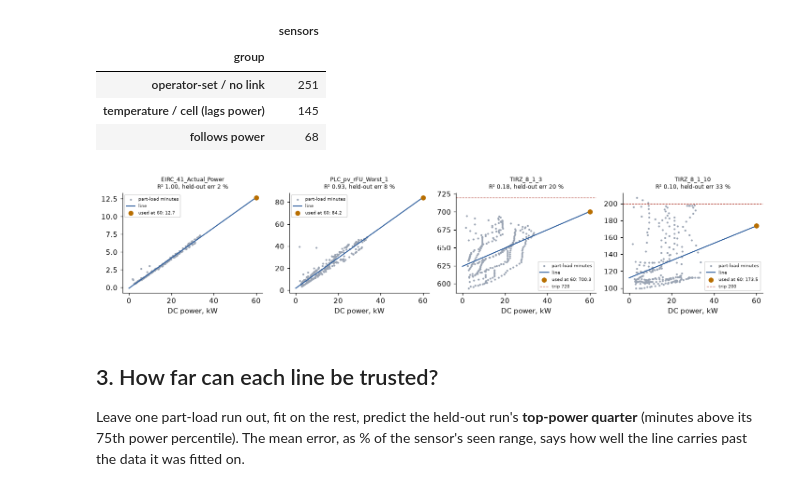
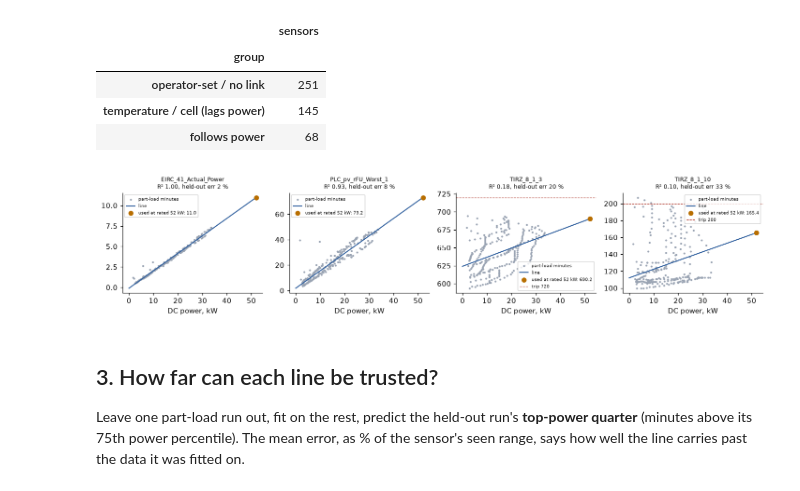
Before and after one commit to Guruprasaathpushparaj/SOFC-Plant-Visualization-Tool-POC-data, a Jupyter notebook: 03_data_analysis/rated_power_extrapolation.ipynb, the cells around one changed output. Drawn from its saved outputs; the diff is of its cells as text; code cells hidden in the pictures.

```diff
--- a/03_data_analysis/rated_power_extrapolation.ipynb
+++ b/03_data_analysis/rated_power_extrapolation.ipynb
@@ -73,6 +78,6 @@ for p in rp.STEPS:
 ax.axvline(rp.RATED_KW, color=RED, lw=1)
 ax.set_xlim(0, 62)
 ax.set_xlabel("DC power, kW"); ax.set_ylabel("minutes")
-ax.set_title("Where the data is (blue) vs where we read the lines (dotted, red = 60 kW)", fontsize=10)
+ax.set_title("Where the data is (blue) vs where we read the lines (dotted, red = rated 52 kW = 30 A)", fontsize=10)
 plt.tight_layout()
 # %% [output]
@@ -101,20 +108,21 @@ t.group.value_counts().to_frame("sensors")
 # %%
 EXAMPLES = ["EIRC_41_Actual_Power", "PLC_pv_rFU_Worst_1", "TIRZ_8_1_3", "TIRZ_8_1_10"]
 xs = np.linspace(0, rp.RATED_KW, 2)
 T = t.set_index("sensor")
 fig, axs = plt.subplots(1, len(EXAMPLES), figsize=(13, 3))
 for ax, s in zip(axs, EXAMPLES):
     r = T.loc[s]
     ax.scatter(d.P_dc_kW, d[s], s=3, color=GRAY, label="part-load minutes")
     ax.plot(xs, r.at_0kW + r.slope_per_kW * xs, color=BLUE, lw=1.4, label="line")
-    ax.scatter([rp.RATED_KW], [r.use_60kW], color=ORANGE, zorder=3, label=f"used at 60: {r.use_60kW:.1f}")
+    u = r[f"use_{rp.RATED_KW}kW"]
+    ax.scatter([rp.RATED_KW], [u], color=ORANGE, zorder=3, label=f"used at rated {rp.RATED_KW} kW: {u:.1f}")
     if s in rp.LIMITS:
         ax.axhline(rp.LIMITS[s], color=RED, lw=0.8, ls="--", label=f"trip {rp.LIMITS[s]:.0f}")
     ax.set_title(f"{s}\nR² {r.r2:.2f}, held-out err {r.loro_err_pct_of_range:.0f} %", fontsize=8)
     ax.set_xlabel("DC power, kW"); ax.legend(fontsize=6)
 plt.tight_layout()
 # %% [output]
-[figure, old version]
+[figure, new version]
 # %% [markdown]
 ## 3. How far can each line be trusted?
 
```
Also changed, not shown: parts of 25 cells of this notebook, 17 other files.
